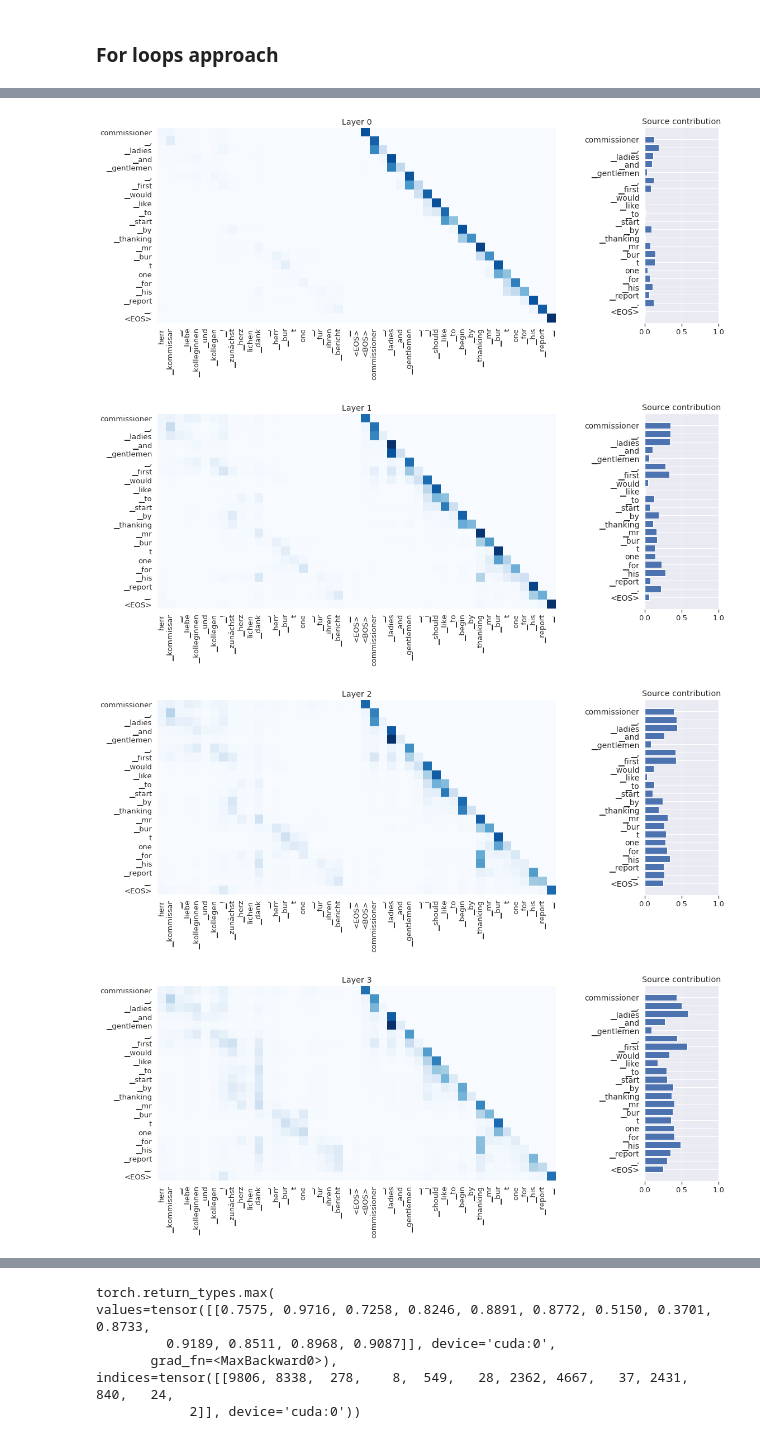
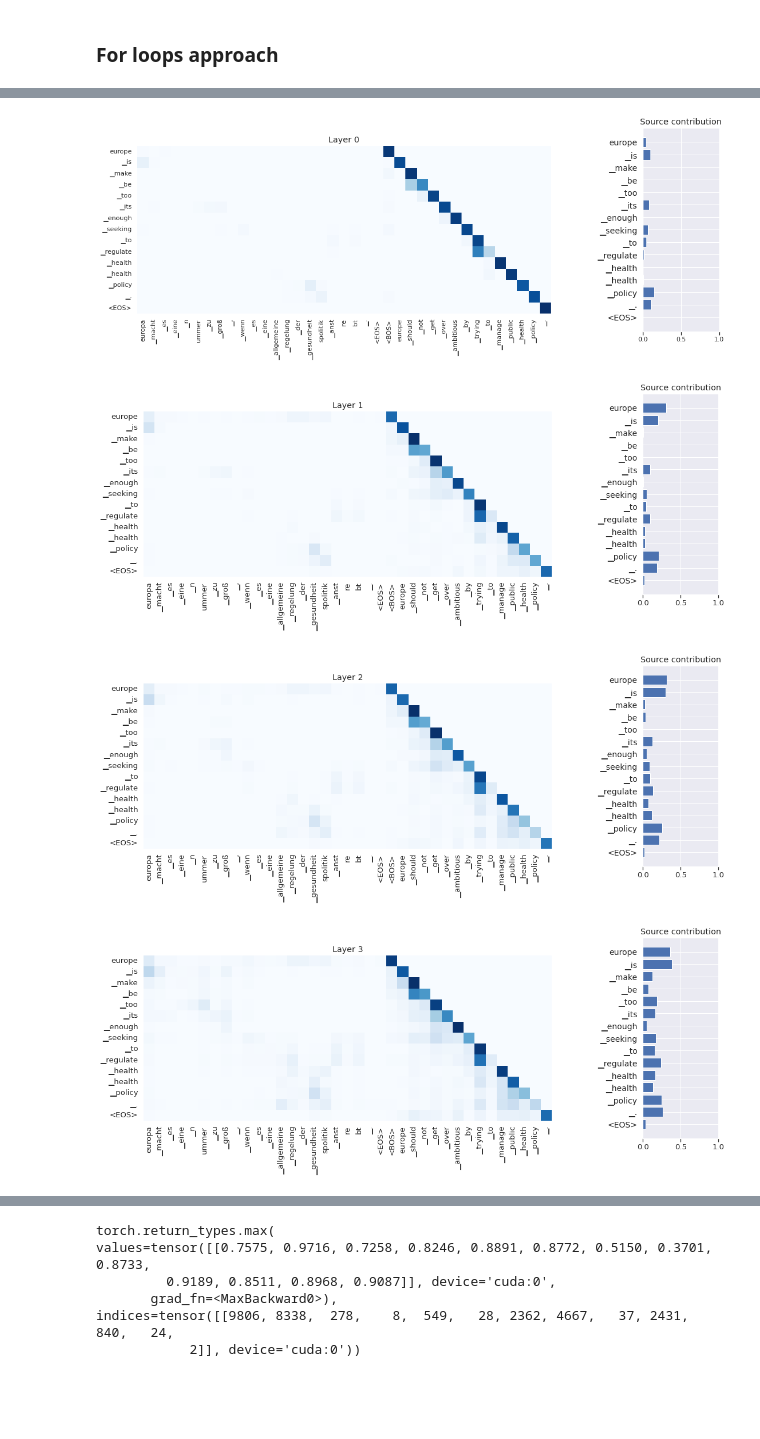
Before and after one commit to mt-upc/transformer-contributions-nmt, a Jupyter notebook: nmt_interpretability.ipynb, the cells around one changed output, grey strips where cells are left out. Cells and saved outputs as stored; diff of their text form; code cells hidden in the pictures; blank space fills up the shorter version.

Commit message:
[FIX] Rollout code

```diff
--- a/nmt_interpretability.ipynb
+++ b/nmt_interpretability.ipynb
@@ -79,7 +81,7 @@ eos_id = hub.tgt_dict.index("</s>")
 #     print(f"Target sentence: \t {tgt_sent}")
 # %%
 # Gold alignment data
-i = 3
+i = 10 #3
 src_word_sent = src_word_sents[i]
 print(src_word_sent)
 tgt_word_sent = tgt_word_sents[i]
@@ -265,9 +265,12 @@ def compute_joint_attention_nmt(att_mat, src_len):
                 # print('joint_attentions[l-1,0:i+1,j])', joint_attentions[l-1,0:i+1,j])
                 if j < src_len:
                     # Sum C^l_{i,j} only when measuring contributions of source (j<src_len)
-                    joint_attentions[l,i,j] = torch.dot(aug_att_mat[l,i,src_len:src_len+i+1],joint_attentions[l-1,0:i+1,j]) + aug_att_mat[l,i,j]
+                    joint_attentions[l,i,j] = torch.dot(aug_att_mat[l,i,src_len:],joint_attentions[l-1,:,j]) + aug_att_mat[l,i,j]
+                    #joint_attentions[l,i,j] = torch.dot(aug_att_mat[l,i,src_len:src_len+i+1],joint_attentions[l-1,0:i+1,j]) + aug_att_mat[l,i,j]
+
                 else:
-                    joint_attentions[l,i,j] = torch.dot(aug_att_mat[l,i,src_len:src_len+i+1],joint_attentions[l-1,0:i+1,j])
+                    joint_attentions[l,i,j] = torch.dot(aug_att_mat[l,i,src_len:],joint_attentions[l-1,:,j])
+                    #joint_attentions[l,i,j] = torch.dot(aug_att_mat[l,i,src_len:src_len+i+1],joint_attentions[l-1,0:i+1,j])
 
         joint_attentions[l] = joint_attentions[l] / joint_attentions[l].sum(dim=-1,keepdim=True)
                 #print(joint_attentions[l,i,j])
@@ -388,35 +366,35 @@ layer = 0
 for layer in range(0,num_layers):
 
     fig = plt.figure(figsize=(18, 20))
     gs = GridSpec(3, 4)
     gs.update(wspace=1.2, hspace=0.05)#0.015
     ax_main = plt.subplot(gs[0:3, :3])
     ax_yDist = plt.subplot(gs[1, 3])#, sharey=ax_main)
 
-    contributions_rollout_layer = contributions_rollout_gerard[layer]
+    contributions_rollout_layer = contributions_rollout[layer]
     contributions_rollout_layer_np = contributions_rollout_layer.detach().cpu().numpy()
     df = pd.DataFrame(contributions_rollout_layer_np, columns = src_tok + ['<EOS>'] + ['<BOS>'] + tgt_tok, index = pred_tok + ['<EOS>'])
     sns.set(font_scale=1.2)
     sns.heatmap(df,cmap="Blues",square=True,ax=ax_main,cbar=False)#Reds,center=0
     src_contribution = contributions_rollout_layer_np[:,:len(src_tok)].sum(-1)
     src_contribution
     df_src_contribution = pd.DataFrame(src_contribution, columns = ['src_contribution'], index = tgt_tok + ['<EOS>'])
     #sns.set_style("white")
     ax_yDist.barh(range(0,len(tgt_tok + ['<EOS>'])), df_src_contribution.src_contribution, align='center')
     plt.yticks(ticks = range(0,len(tgt_tok + ['<EOS>'])) ,labels = pred_tok + ['<EOS>'],fontsize='14')
     plt.gca().invert_yaxis()
     plt.grid(visible=True)
     ax_yDist.set_xlim(0,1)
 
     ax_main.set_title('Layer ' + str(layer))
     ax_yDist.set_title('Source contribution')
     #sns.despine(left=True, bottom=True)
     ax_yDist.xaxis.set_ticks_position("bottom")
     # ax_yDist.xaxis.grid(False)
     # ax_yDist.yaxis.grid(False)
     #plt.gcf().subplots_adjust(bottom=0.2)
 # %% [output]
-[figure, old version]
+[figure, new version]
-[figure, old version]
+[figure, new version]
-[figure, old version]
+[figure, new version]
-[figure, old version]
+[figure, new version]
```
Also changed, not shown: parts of 13 cells of this notebook, 2 other files.
